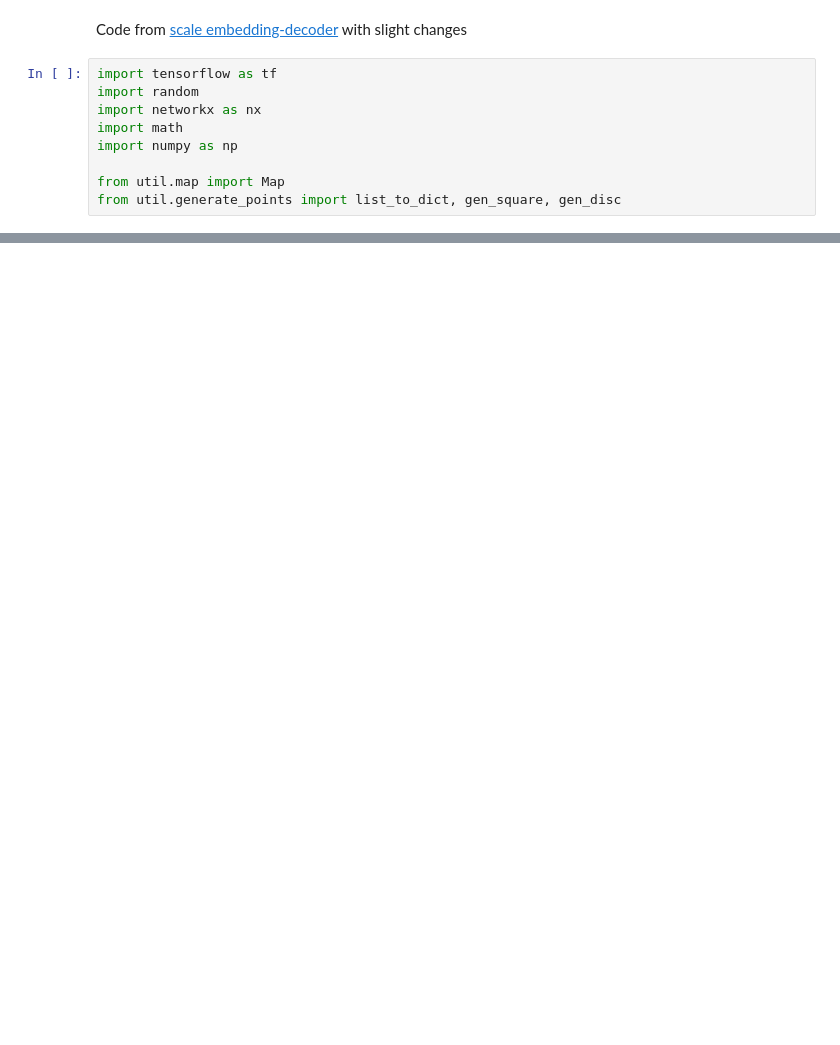
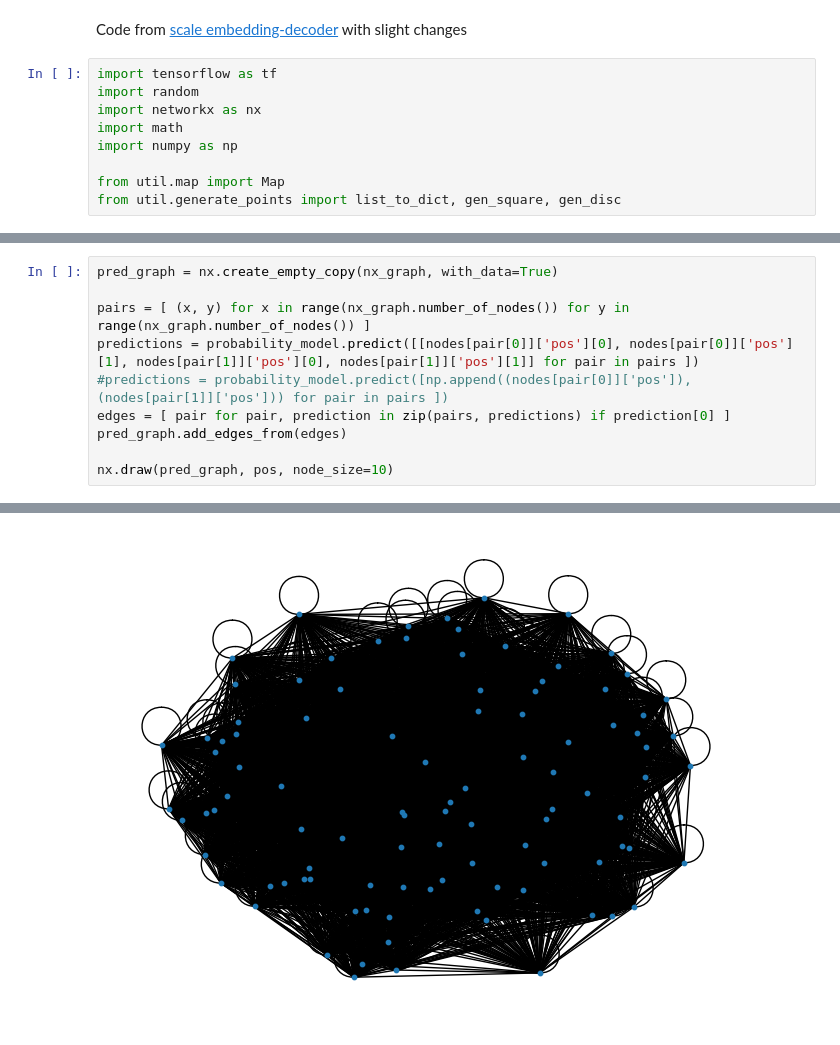
Before and after one commit to HydrofinLoewenherz/embedding-eval-framework, a Jupyter notebook: scale/embedding-decode.ipynb, the cells around one changed output, grey strips where cells are left out. Drawn from its saved outputs; the diff is of its cells as text; blank space fills up the shorter version.

```diff
--- a/scale/embedding-decode.ipynb
+++ b/scale/embedding-decode.ipynb
@@ -110,3 +110,14 @@ Total params: 641
 Trainable params: 641
 Non-trainable params: 0
 _________________________________________________________________
+# %%
+pred_graph = nx.create_empty_copy(nx_graph, with_data=True)
+
+pairs = [ (x, y) for x in range(nx_graph.number_of_nodes()) for y in range(nx_graph.number_of_nodes()) ]
+predictions = probability_model.predict([[nodes[pair[0]]['pos'][0], nodes[pair[0]]['pos'][1], nodes[pair[1]]['pos'][0], nodes[pair[1]]['pos'][1]] for pair in pairs ])
+#predictions = probability_model.predict([np.append((nodes[pair[0]]['pos']), (nodes[pair[1]]['pos'])) for pair in pairs ])
+edges = [ pair for pair, prediction in zip(pairs, predictions) if prediction[0] ]
+pred_graph.add_edges_from(edges)
+
+nx.draw(pred_graph, pos, node_size=10)
+# %% [output]
@@ -112,0 +125 @@ _________________________________________________________________
+[figure, added]
```
Also changed, not shown: parts of 5 cells of this notebook.
